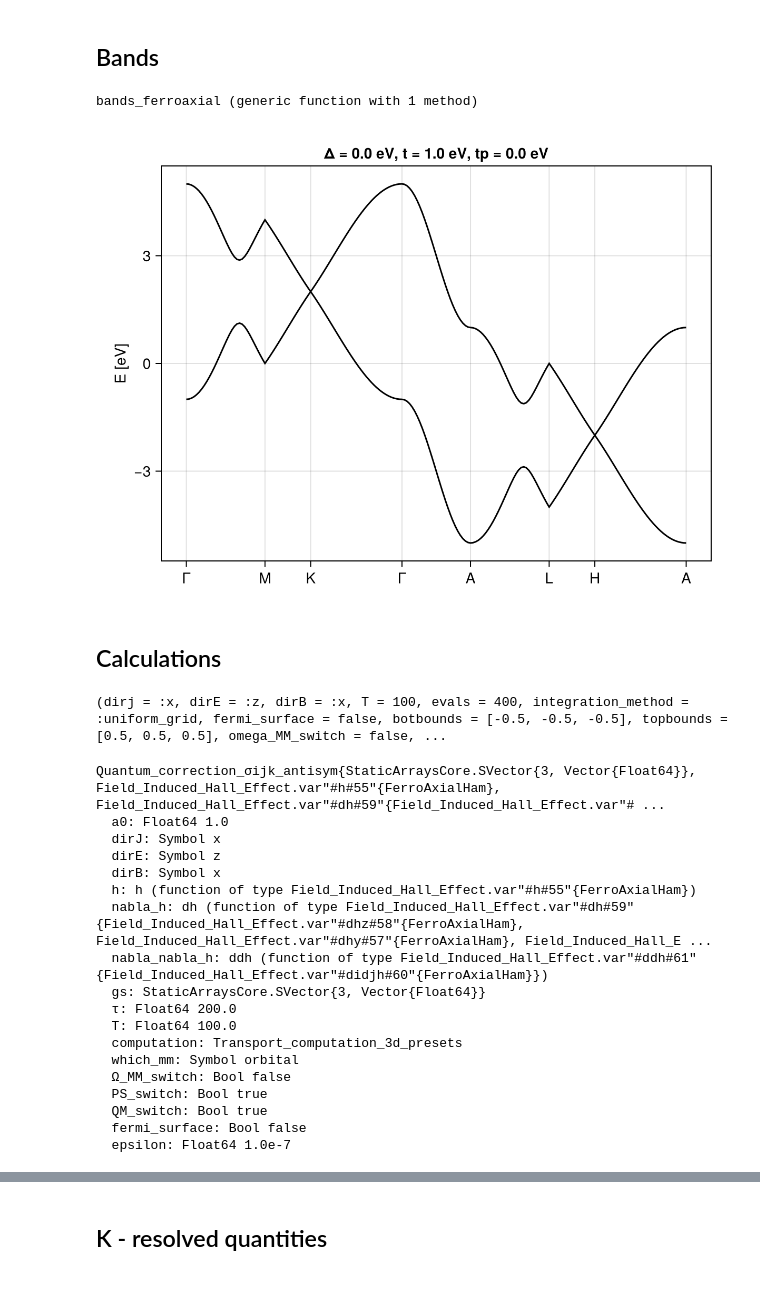
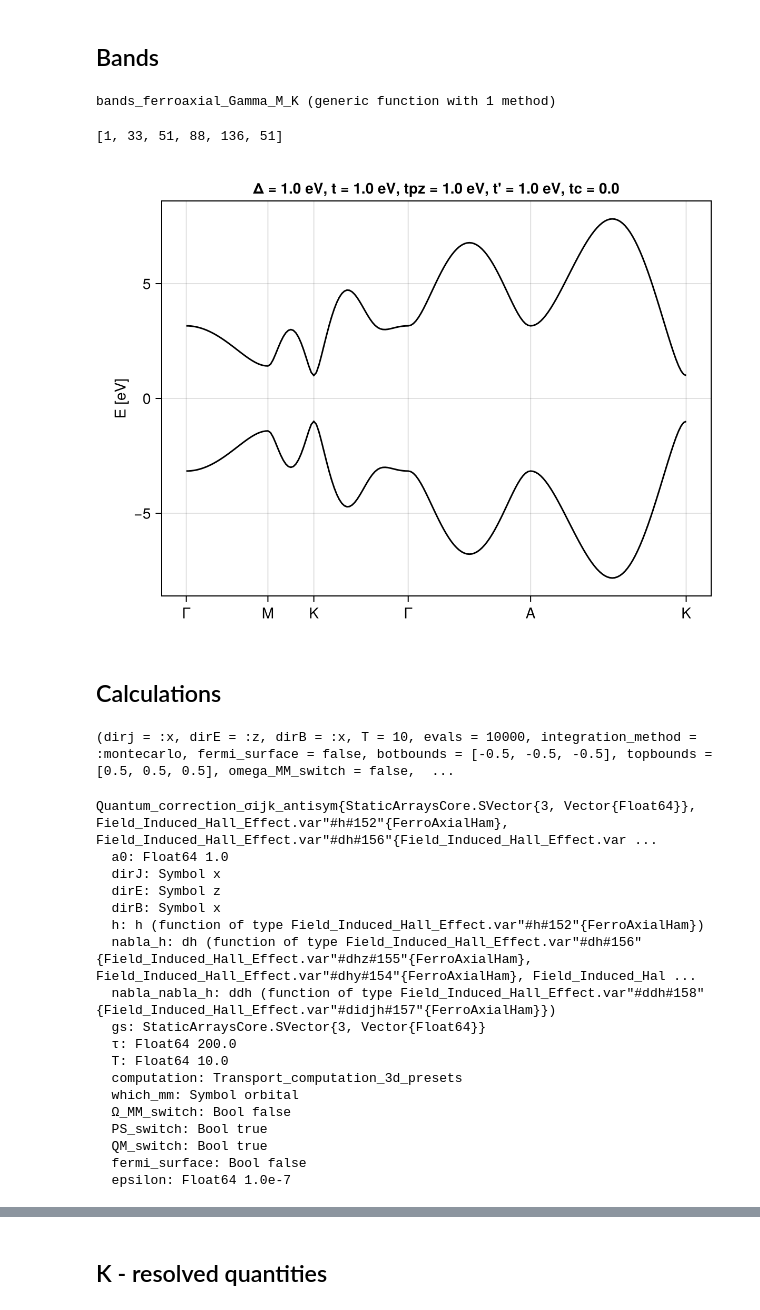
Before and after one commit to fernandopenaranda/Field_Induced_Hall_Effect, a Jupyter notebook: src/Ferroaxial.ipynb, the cells around one changed output, grey strips where cells are left out. Cells and saved outputs as stored; diff of their text form; code cells hidden in the pictures.

```diff
--- a/src/Ferroaxial.ipynb
+++ b/src/Ferroaxial.ipynb
@@ -15,8 +15,13 @@ pathof(Optics_in_the_length_gauge)
 ## Bands
 # %%
 
+Γ = [0,0,0]
+A = [0,0, π]
+M = 2π/3 * [1, 0, 0]
+K = 2π/3 * [1, 1/sqrt(3), 0]
+
 function bands(q, p, i)
-    mat = ferroaxial_ham3d(q,p.μ,p.Δ,p.t, p.tp)
+    mat = ferroaxial_ham3d(q,p.μ,p.Δ,p.t,p.tp, p.tpz, p.tc)
     ϵs, ψs = eigen(mat)
     return ϵs[i]
 end
@@ -24,6 +29,8 @@ end
 function bands_ferroaxial(p; a = 1)
     Rs = (a .* [1.0, 0, 0], a .* [-1/2, √3/2,0], a .* [0,0,1.0])  # Lattice vectors
     # Rs = (a .* [3/2, √3/2, 0], a .* [-3/2, √3/2,0], a .* [0,0,1.0])  # Lattice vectors
+    a1, a2, a3, δ1, δ2, δ3 = lattice_vectors(a)
+    Rs = [a1,a2,a3]
     sgnum = 143                           # point group (144 = p3_1)
     N = 200    #kpoints
     fig = Figure(); ax = Axis(fig[1,1], ylabel = "E [eV]", title = "Δ = $(p.Δ) eV, t = $(p.t) eV, tp = $(p.tp) eV")
@@ -33,42 +40,75 @@ function bands_ferroaxial(p; a = 1)
     end
     fig
 end
+
+
+
+function bands_ferroaxial_Gamma_M_K(p; a = 1)
+    a1, a2, a3, δ1, δ2, δ3 = lattice_vectors(a)
+    Rs = [a1,a2,a3]
+                 # point group (144 = p3_1)
+    N = 200    #kpoints
+
+    mysimpath = [Γ, M, K, Γ .+ 1e-4, A .+ 1e-3, K]
+    ks = interpolate(mysimpath, N)
+    ticks_vals = [bands(kpoint, p, 1) for kpoint in mysimpath]
+    xvals = 1:length(ks)
+
+    yvals_1 = [bands(k, p, 1) for k in ks]
+
+    yvals_2 = [bands(k, p, 2) for k in ks]
+
+    position = [findmin(abs.(x .- yvals_1))[2] for x in ticks_vals]
+    println(position)
+    xticks = (vcat(position[1:5],[xvals[end]]), ["Γ", "M", "K", "Γ", "A", "K"])
+    fig = Figure(); ax = Axis(fig[1,1], ylabel = "E [eV]", title = "Δ = $(p.Δ) eV, t = $(p.t) eV, tpz = $(p.tpz) eV, t' = $(p.tp) eV, tc = $(p.tc)",  xticks=xticks)
+    lines!(ax, xvals, yvals_1, color = :black)
+    lines!(ax, xvals, yvals_2, color = :black)
+    xvals, fig
+end
+
+# Γ = [0,0,0]
+# A = [0,0,π]
+# M = 2π/3*[1,0,0]
+# K = 2π/3*[1, 1/sqrt(3), 0]
+# ks = interpolate(mysimpath, N)
 # %% [output]
-bands_ferroaxial (generic function with 1 method)
+bands_ferroaxial_Gamma_M_K (generic function with 1 method)
 # %%
-bands_ferroaxial( modelpresets_FA(; μ =0, t =1 ,tp =0, Δ = 0))
+vals, fig = bands_ferroaxial_Gamma_M_K(modelpresets_FA(; μ =0, t =1 ,tp =1, Δ = 1, tpz = 1, tc = 0));
+fig
 # %% [output]
+[1, 33, 51, 88, 136, 51]
-[figure, old version]
+[figure, new version]
 # %% [markdown]
 ## Calculations
 # %%
-evals = 400
-mu = 2.5
-murange = collect(-3:0.5:3)
-xbounds = [-0.5,-0.5, -0.5]
-T = 100
-
+evals = 10000
+mu = 0
+murange = collect(0:0.5:3)
+xbounds = 1 .* [-0.5,-0.5, -0.5]
+T = 10
 kws = (dirj = :x, dirE = :z, dirB = :x, T = T,
-    evals = evals, integration_method = :uniform_grid, fermi_surface = false, botbounds =xbounds,
+    evals = evals, integration_method = :montecarlo, fermi_surface = false, botbounds =xbounds,
     topbounds = -xbounds, omega_MM_switch = false, PS_switch = true, QM_switch = true)
 #_________________________________________________________________________________________
 # %% [output]
-(dirj = :x, dirE = :z, dirB = :x, T = 100, evals = 400, integration_method = :uniform_grid, fermi_surface = false, botbounds = [-0.5, -0.5, -0.5], topbounds = [0.5, 0.5, 0.5], omega_MM_switch = false, ...
+(dirj = :x, dirE = :z, dirB = :x, T = 10, evals = 10000, integration_method = :montecarlo, fermi_surface = false, botbounds = [-0.5, -0.5, -0.5], topbounds = [0.5, 0.5, 0.5], omega_MM_switch = false,  ...
 # %%
-p = modelpresets_FA(; μ = 4, t = 1 ,tp = 1, Δ = 2)
+p = modelpresets_FA(; μ =3, t =1 ,tp =1, Δ = 1, tpz = 1, tc = 0.3)
 comp_pres = sigma_abc_ferroaxial_wrapper_3d(p; kws...)
 # %% [output]
-Quantum_correction_σijk_antisym{StaticArraysCore.SVector{3, Vector{Float64}}, Field_Induced_Hall_Effect.var"#h#55"{FerroAxialHam}, Field_Induced_Hall_Effect.var"#dh#59"{Field_Induced_Hall_Effect.var"# ...
+Quantum_correction_σijk_antisym{StaticArraysCore.SVector{3, Vector{Float64}}, Field_Induced_Hall_Effect.var"#h#152"{FerroAxialHam}, Field_Induced_Hall_Effect.var"#dh#156"{Field_Induced_Hall_Effect.var ...
   a0: Float64 1.0
   dirJ: Symbol x
   dirE: Symbol z
   dirB: Symbol x
-  h: h (function of type Field_Induced_Hall_Effect.var"#h#55"{FerroAxialHam})
-  nabla_h: dh (function of type Field_Induced_Hall_Effect.var"#dh#59"{Field_Induced_Hall_Effect.var"#dhz#58"{FerroAxialHam}, Field_Induced_Hall_Effect.var"#dhy#57"{FerroAxialHam}, Field_Induced_Hall_E ...
-  nabla_nabla_h: ddh (function of type Field_Induced_Hall_Effect.var"#ddh#61"{Field_Induced_Hall_Effect.var"#didjh#60"{FerroAxialHam}})
+  h: h (function of type Field_Induced_Hall_Effect.var"#h#152"{FerroAxialHam})
+  nabla_h: dh (function of type Field_Induced_Hall_Effect.var"#dh#156"{Field_Induced_Hall_Effect.var"#dhz#155"{FerroAxialHam}, Field_Induced_Hall_Effect.var"#dhy#154"{FerroAxialHam}, Field_Induced_Hal ...
+  nabla_nabla_h: ddh (function of type Field_Induced_Hall_Effect.var"#ddh#158"{Field_Induced_Hall_Effect.var"#didjh#157"{FerroAxialHam}})
   gs: StaticArraysCore.SVector{3, Vector{Float64}}
   τ: Float64 200.0
-  T: Float64 100.0
+  T: Float64 10.0
   computation: Transport_computation_3d_presets
   which_mm: Symbol orbital
   Ω_MM_switch: Bool false
```
Also changed, not shown: parts of 1 cell of this notebook, 9 other files.
